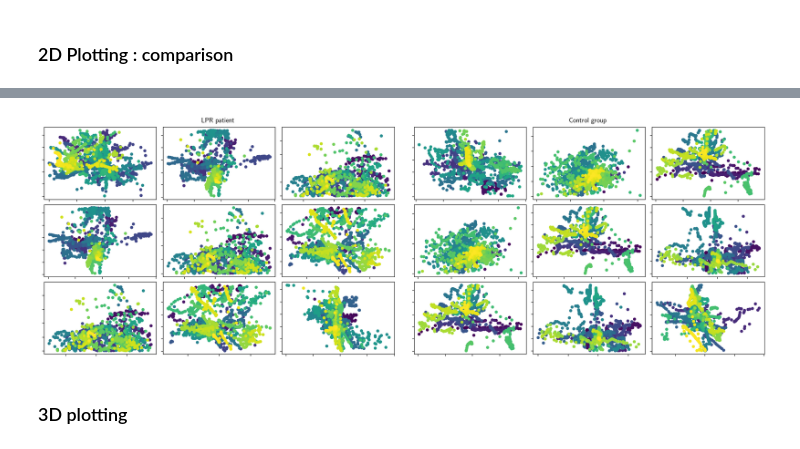
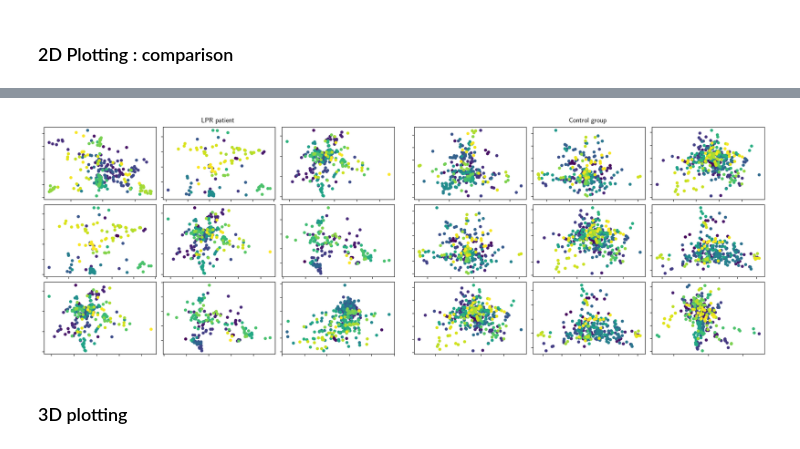
Before and after one commit to pierrelouis1998/smartflat, a Jupyter notebook: notebooks/fixation.ipynb, the cells around one changed output, grey strips where cells are left out. Saved outputs shown, nothing was run; the diff lists cells and outputs as text; code cells hidden in the pictures.

Commit message:
Add work on fixation

```diff
--- a/notebooks/fixation.ipynb
+++ b/notebooks/fixation.ipynb
@@ -49,6 +46,3 @@ data_patient[list_patient[0]][data_patient[list_patient[0]]["Eye movement type"]
 # %%
 patient = list_patient[0]
 control = list_control[0]
-# %%
-gaze_points_2D = data_patient[patient][data_patient[patient]["Eye movement type"] == "Fixation"]
-df = gaze_points_2D[["Fixation point X", "Fixation point Y"]].drop_duplicates(keep="first")
@@ -73,18 +49,6 @@ df = gaze_points_2D[["Fixation point X", "Fixation point Y"]].drop_duplicates(ke
 # %%
-gaze_points_2D = data_patient[patient][data_patient[patient]["Eye movement type"] == "Fixation"][["Recording timestamp", "Fixation point X", "Fixation point Y"]].drop_duplicates(subset=["Fixation point X", "Fixation point Y"], keep="first")
-gaze_points_2D["Recording timestamp"] /= gaze_points_2D["Recording timestamp"].max()
-
-gaze_points_2D_control = data_control[control][data_control[control]["Eye movement type"] == "Fixation"][["Recording timestamp","Fixation point X", "Fixation point Y"]].drop_duplicates(subset=["Fixation point X", "Fixation point Y"],keep="first")
-gaze_points_2D_control["Recording timestamp"] /= gaze_points_2D["Recording timestamp"].max()
+def get_fixation_df(data: pd.DataFrame, name: str):
+    """Get the fixation points on the screen (in pixels)"""
+    df = data[name][data[name]["Eye movement type"] == "Fixation"][["Recording timestamp", "Fixation point X", "Fixation point Y"]].drop_duplicates(subset=["Fixation point X", "Fixation point Y"], keep="first")
+    df["Recording timestamp"] /= df["Recording timestamp"].max()
+    return df
-# %%
-fig, axs = plt.subplots(figsize=(15,6), ncols=2, nrows=1)
-_ = gaze_points_2D.plot.scatter(ax=axs[0], x="Fixation point X", y="Fixation point Y", c="Recording timestamp", cmap='viridis', colorbar=False)
-_ = gaze_points_2D.plot(ax=axs[0], x="Fixation point X", y="Fixation point Y", linestyle="-.", lw=0.5, alpha=0.5)
-_ = gaze_points_2D_control.plot.scatter(ax=axs[1], x="Fixation point X", y="Fixation point Y", c="Recording timestamp", cmap='viridis', colorbar=False)
-_ = gaze_points_2D_control.plot(ax=axs[1], x="Fixation point X", y="Fixation point Y", linestyle="-.", lw=0.5, alpha=0.5)
-axs[0].set_title("LCR patient")
-axs[1].set_title("Control patient")
-axs[0].set_aspect("equal")
-axs[1].set_aspect("equal")
-axs[0].legend("")
-axs[1].legend("")
@@ -94,2 +55,6 @@ axs[1].legend("")
+# %%
+gaze_points_2D = get_fixation_df(data_patient, patient)
+
+gaze_points_2D_control = get_fixation_df(data_control, control)
 # %% [markdown]
 ### 2D Plotting : comparison
@@ -96,38 +67,36 @@ axs[1].legend("")
 # %%
 n_sample = 9
 nrows = 3
 ncols = n_sample // nrows
 patients = random.sample(list_patient, n_sample)
 controls = random.sample(list_control, n_sample)
 
 fig = plt.figure(constrained_layout=True, figsize=(18,6))
 subfigs = fig.subfigures(1, 2, wspace=0.04)
 
 axsLeft = subfigs[0].subplots(nrows=nrows,ncols=ncols)
 for i,axs in enumerate(axsLeft):
     for j,ax in enumerate(axs):
-        gaze_points_2D = data_patient[patients[i+j]][["Recording timestamp", "Gaze point X", "Gaze point Y"]].dropna()
-        gaze_points_2D["Recording timestamp"] /= gaze_points_2D["Recording timestamp"].max()
-        gaze_points_2D.plot.scatter(ax=ax, x="Gaze point X", y="Gaze point Y", c="Recording timestamp", cmap='viridis', colorbar=False)
+        gaze_points_2D = get_fixation_df(data_patient, patients[i+j])
+        gaze_points_2D.plot.scatter(ax=ax, x="Fixation point X", y="Fixation point Y", c="Recording timestamp",cmap='viridis', colorbar=False)
         ax.set_xlabel("")
         ax.set_ylabel("")
         ax.set_xticklabels([])
         ax.set_yticklabels([])
 subfigs[0].suptitle("LPR patient")
 
 axsRight = subfigs[1].subplots(nrows=nrows, ncols=ncols)
 for i,axs in enumerate(axsRight):
     for j,ax in enumerate(axs):
-        gaze_points_2D_control = data_control[controls[i+j]][["Recording timestamp", "Gaze point X", "Gaze point Y"]].dropna()
-        gaze_points_2D_control["Recording timestamp"] /= gaze_points_2D_control["Recording timestamp"].max()
-        gaze_points_2D_control.plot.scatter(ax=ax, x="Gaze point X", y="Gaze point Y", c="Recording timestamp", cmap='viridis', colorbar=False)
+        gaze_points_2D_control = get_fixation_df(data_control, controls[i+j])
+        gaze_points_2D_control.plot.scatter(ax=ax, x="Fixation point X", y="Fixation point Y", c="Recording timestamp",cmap='viridis', colorbar=False)
         ax.set_xlabel("")
         ax.set_ylabel("")
         ax.set_xticklabels([])
         ax.set_yticklabels([])
 _ = subfigs[1].suptitle("Control group")
 # %% [output]
-[figure, old version]
+[figure, new version]
 # %% [markdown]
 ### 3D plotting
 # %%
```
Also changed, not shown: parts of 7 cells of this notebook, 2 other files.
